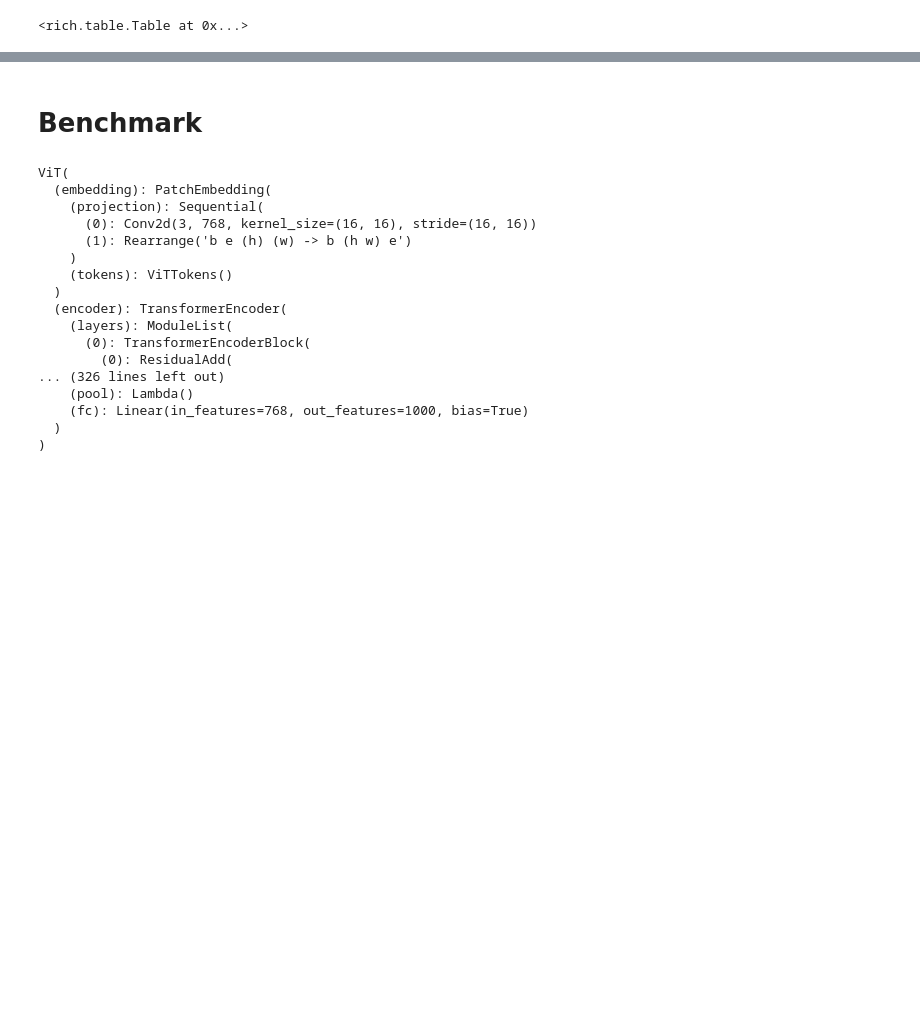
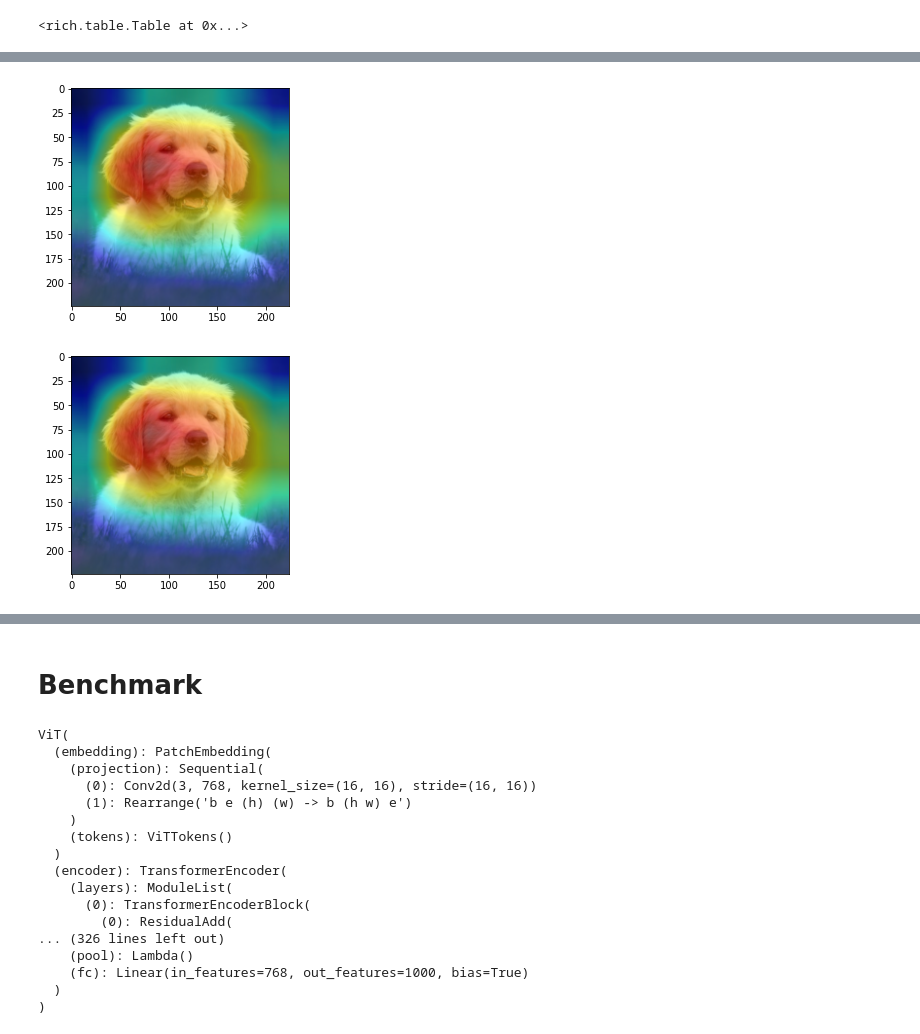
Before and after one commit to FrancescoSaverioZuppichini/glasses, a Jupyter notebook: playground.ipynb, the cells around one changed output, grey strips where cells are left out. Cells and saved outputs as stored; diff of their text form; code cells hidden in the pictures; blank space fills up the shorter version.

```diff
--- a/playground.ipynb
+++ b/playground.ipynb
@@ -24,0 +48,5 @@ AutoModel.models_table()
+# %%
+GradCam()(x, model, postprocessing=postprocessing).show()
+# %% [output]
+[figure, added]
+[figure, added]
```
Also changed, not shown: parts of 4 cells of this notebook, 4 other files.
